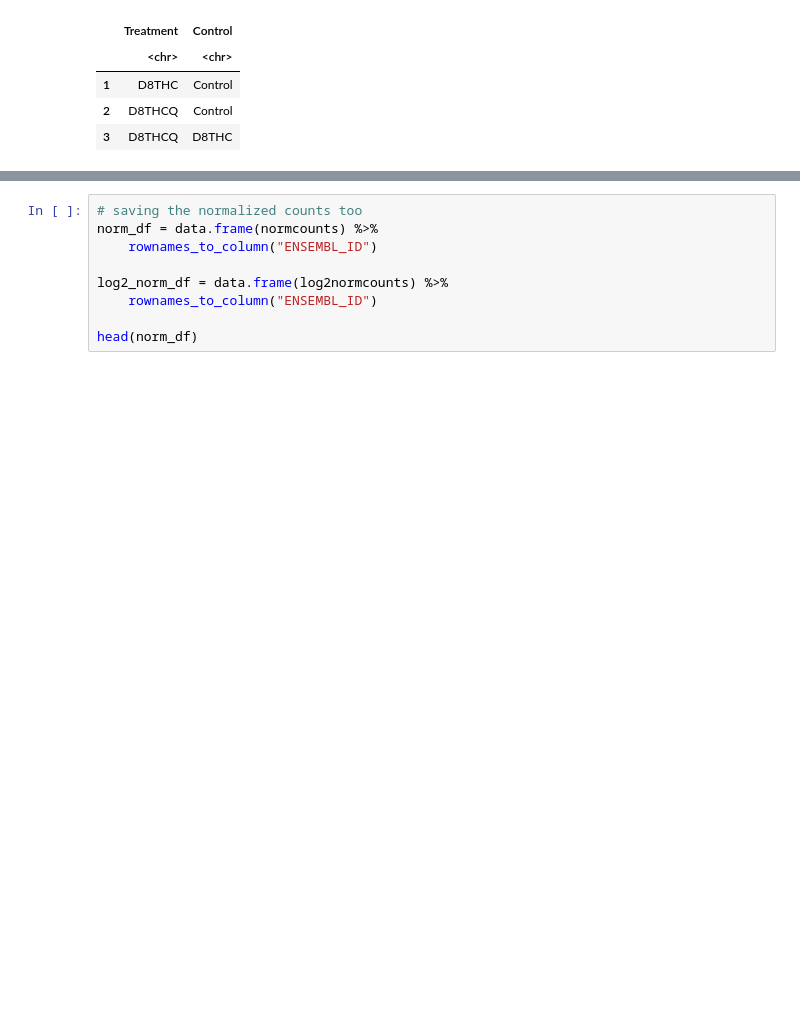
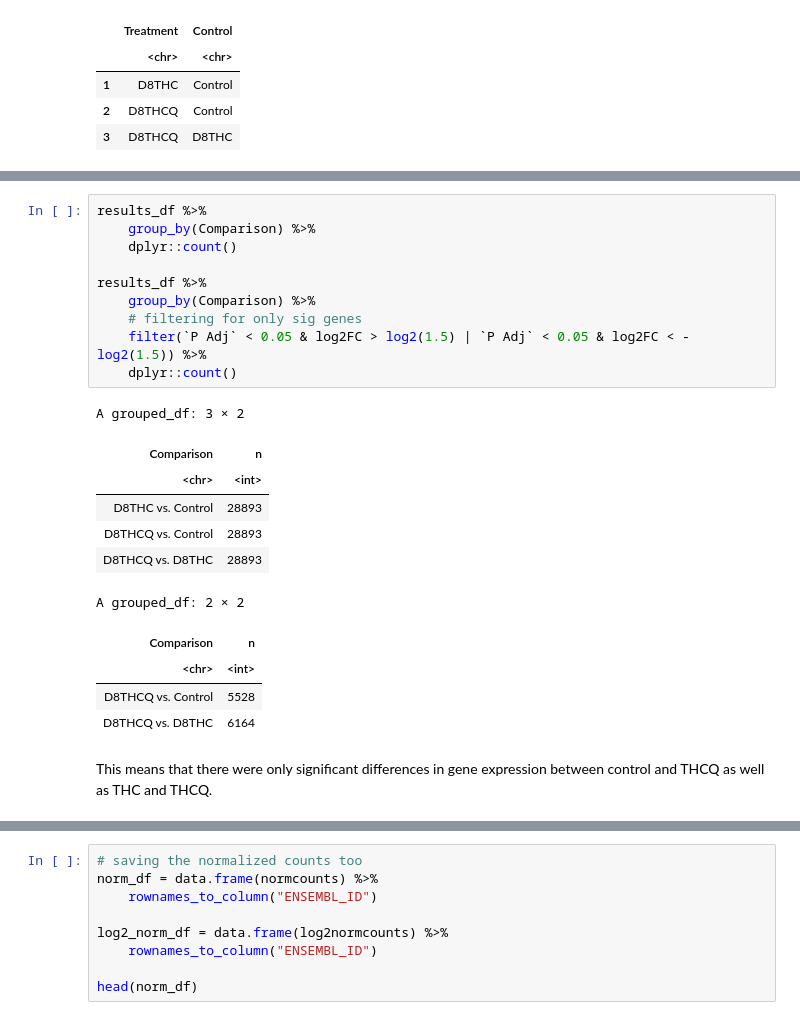
Before and after one commit to UNC-CEMALB/P1016.-THC-RNASeq-Adducts, a Jupyter notebook: 1. Data Normalization/Data Normalization.ipynb, the cells around one changed output, grey strips where cells are left out. Drawn from its saved outputs; the diff is of its cells as text; blank space fills up the shorter version.

```diff
--- a/1. Data Normalization/Data Normalization.ipynb
+++ b/1. Data Normalization/Data Normalization.ipynb
@@ -413,2 +415,26 @@ A data.frame: 6 × 6
+# %%
+results_df %>%
+    group_by(Comparison) %>%
+    dplyr::count()
+
+results_df %>%
+    group_by(Comparison) %>%
+    # filtering for only sig genes
+    filter(`P Adj` < 0.05 & log2FC > log2(1.5) | `P Adj` < 0.05 & log2FC < -log2(1.5)) %>%
+    dplyr::count()
+# %% [output]
+A grouped_df: 3 × 2
+| Comparison | n |
+| <chr> | <int> |
+| D8THC vs. Control | 28893 |
+| D8THCQ vs. Control | 28893 |
+| D8THCQ vs. D8THC | 28893 |
+A grouped_df: 2 × 2
+| Comparison | n |
+| <chr> | <int> |
+| D8THCQ vs. Control | 5528 |
+| D8THCQ vs. D8THC | 6164 |
+# %% [markdown]
+This means that there were only significant differences in gene expression between control and THCQ as well as THC and THCQ.
 # %%
 # total significant gene counts
```
Also changed, not shown: parts of 4 cells of this notebook.
